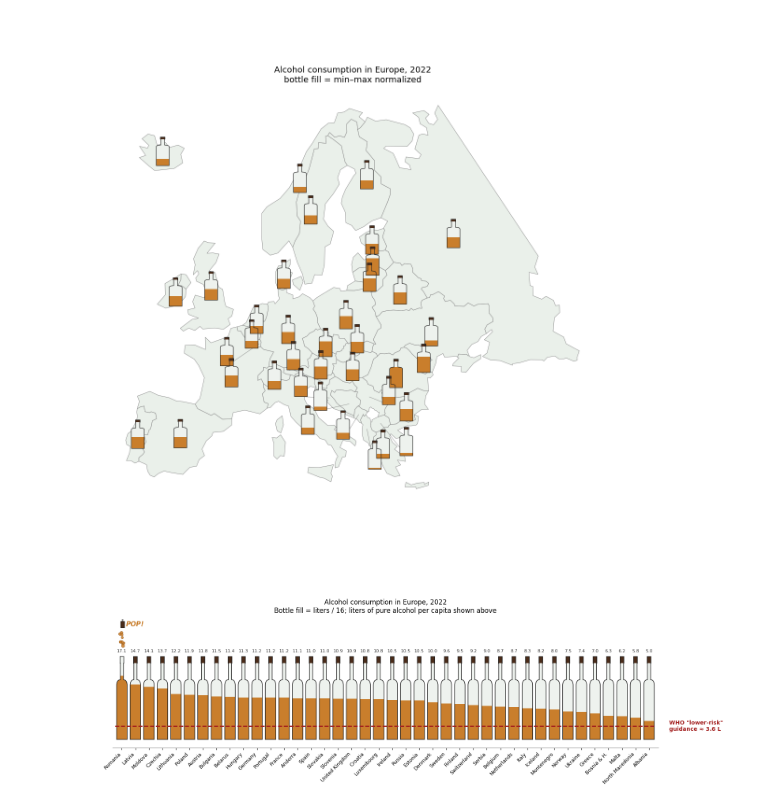
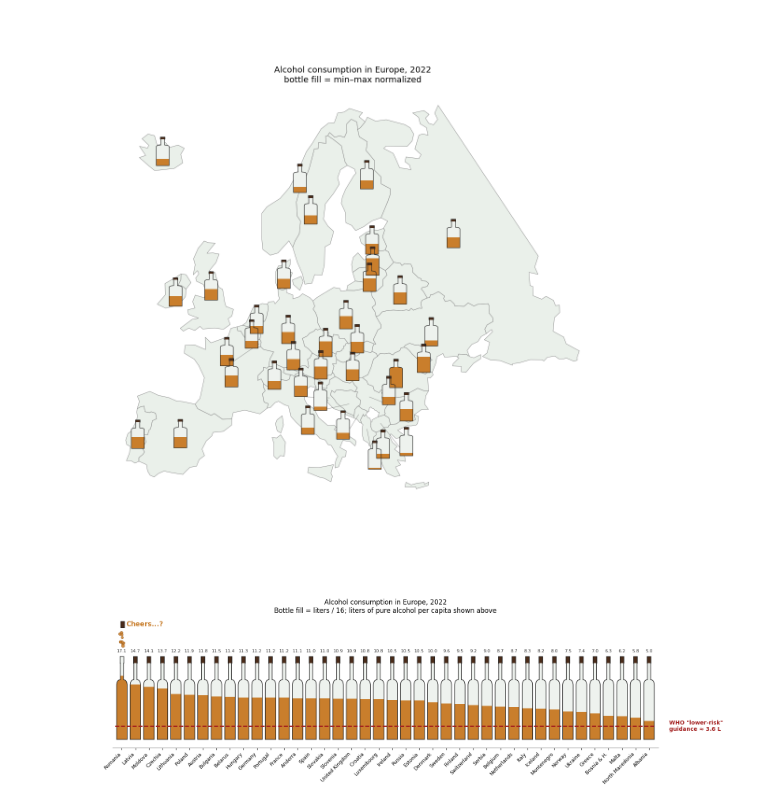
Before and after one commit to SelmaEsders/WHO_health_indicators, a Jupyter notebook: Jupyter_Notebooks/SelmaAlcohol03_alcohol_create_mapplot.ipynb, the cells around one changed output. Saved outputs shown, nothing was run; the diff lists cells and outputs as text; code cells hidden in the pictures.

Commit message:
minor changes, saving also previous plots to images

```diff
--- a/Jupyter_Notebooks/SelmaAlcohol03_alcohol_create_mapplot.ipynb
+++ b/Jupyter_Notebooks/SelmaAlcohol03_alcohol_create_mapplot.ipynb
@@ -669,19 +669,10 @@ ax.add_patch(Rectangle((-cap_w/2 + 0.05, cap_fly_y),
                        facecolor='#4a2c1a', edgecolor='#222',
                        linewidth=0.8, zorder=5))
 
-# Motion lines around cap
-for ang in [60, 90, 120]:
-    rad = np.radians(ang)
-    sx = 0.05 + 0.04 * np.cos(rad)
-    sy = cap_fly_y + cap_h/2 + 0.04 * np.sin(rad)
-    ex = 0.05 + 0.10 * np.cos(rad)
-    ey = cap_fly_y + cap_h/2 + 0.10 * np.sin(rad)
-    ax.plot([sx, ex], [sy, ey], color='#888', linewidth=1.0, zorder=4)
-
-# POP! text
-ax.text(0.30, cap_fly_y + cap_h/2, 'POP!',
+# Cheers! text
+ax.text(0.30, cap_fly_y + cap_h/2, 'Cheers...?',
         ha='left', va='center', fontsize=12, fontweight='bold',
-        color='#c97e2c', style='italic', zorder=6)
+        color='#c97e2c',  zorder=6)
 
 # Droplets between bottle top and the flying cap
 np.random.seed(42)
@@ -699,32 +690,32 @@ fill_threshold_y = fill_top * (threshold_liters / REFERENCE_MAX)
 # Line stops at the last bottle
 ax.plot([-0.5, len(df_plot) - 0.5],
         [fill_threshold_y, fill_threshold_y],
         linestyle='--', linewidth=2.0,
         color='#a31e1e', alpha=1.0, zorder=5)
 
 # Label sits to the right of the last bottle, aligned with the line
 ax.text(len(df_plot) + 0.5, fill_threshold_y,
         f'WHO "lower-risk"\nguidance ≈ {threshold_liters} L',
         ha='left', va='center',
         fontsize=10, fontweight='bold',
         color='#a31e1e', zorder=5)
 
 # ============ Axes ============
 ax.set_xlim(-0.7, len(df_plot) - 0.3)
 ax.set_ylim(-0.1, 1.45)
 ax.set_xticks(range(len(df_plot)))
 ax.set_xticklabels(df_plot['Country'], rotation=45, ha='right', fontsize=9)
 ax.set_yticks([])
 ax.set_title('Alcohol consumption in Europe, 2022\n'
              'Bottle fill = liters / 16; liters of pure alcohol per capita shown above',
              fontsize=12, pad=12)
 for s in ['top', 'right', 'left']:
     ax.spines[s].set_visible(False)
 ax.spines['bottom'].set_color('#888')
 
 plt.tight_layout()
-fig.savefig(r'C:\Users\ThinkPad\Desktop\Mastermind\WHO\WHO_health_indicators\Plot_pictures\europe_alcohol_2022_barplot.png',
+fig.savefig(r'C:\Users\ThinkPad\Desktop\Mastermind\WHO\WHO_health_indicators\Plot_pictures\europe_alcohol_2022_barplot_fun.png',
             dpi=300, bbox_inches='tight')
 plt.show()
 # %% [output]
-[figure, old version]
+[figure, new version]
```
Also changed, not shown: parts of 4 cells of this notebook, 5 other files.
